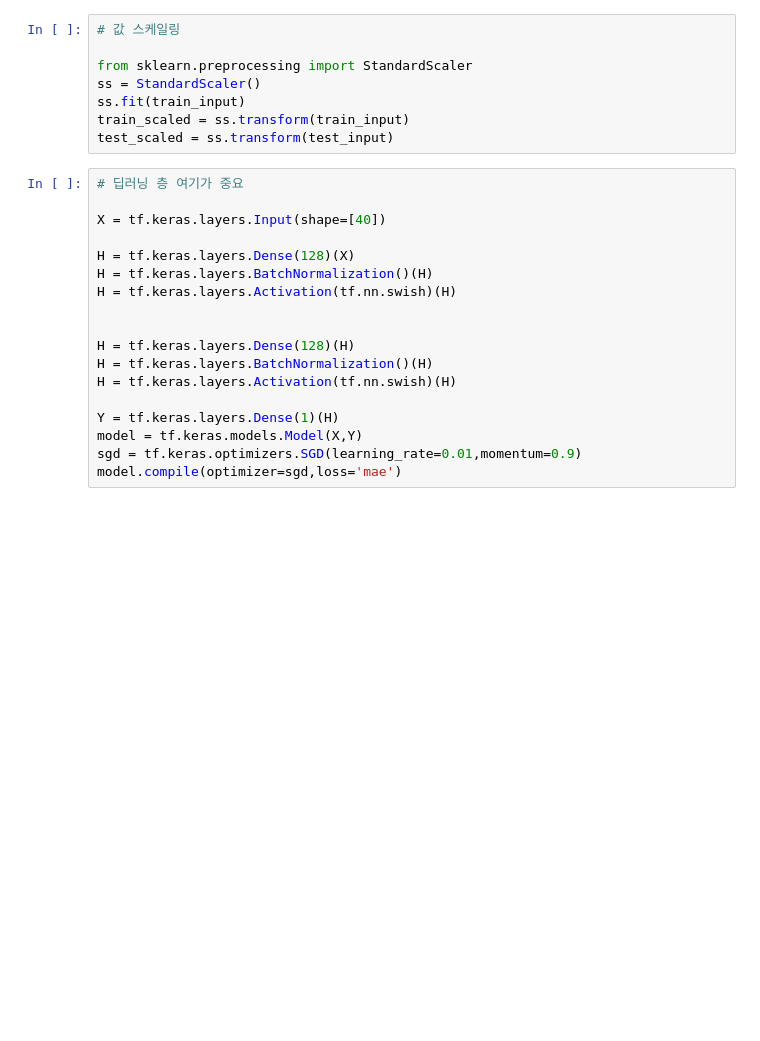
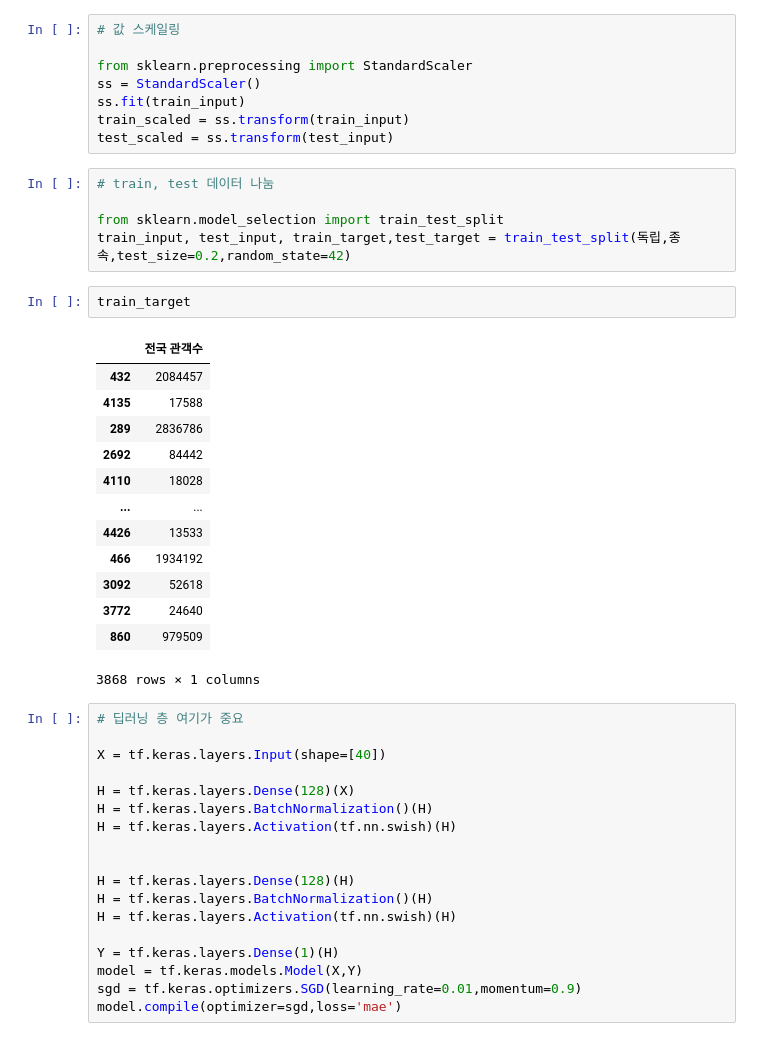
Before and after one commit to Play-Web-miniProject/MovieDL, a Jupyter notebook: taehyeon/movie_eda_ver03.ipynb, the cells around one changed output. Saved outputs shown, nothing was run; the diff lists cells and outputs as text; blank space fills up the shorter version.

```diff
--- a/taehyeon/movie_eda_ver03.ipynb
+++ b/taehyeon/movie_eda_ver03.ipynb
@@ -1020,6 +997,27 @@ ss = StandardScaler()
 ss.fit(train_input)
 train_scaled = ss.transform(train_input)
 test_scaled = ss.transform(test_input)
+# %%
+# train, test 데이터 나눔
+
+from sklearn.model_selection import train_test_split
+train_input, test_input, train_target,test_target = train_test_split(독립,종속,test_size=0.2,random_state=42)
+# %%
+train_target
+# %% [output]
+|  | 전국 관객수 |
+| 432 | 2084457 |
+| 4135 | 17588 |
+| 289 | 2836786 |
+| 2692 | 84442 |
+| 4110 | 18028 |
+| ... | ... |
+| 4426 | 13533 |
+| 466 | 1934192 |
+| 3092 | 52618 |
+| 3772 | 24640 |
+| 860 | 979509 |
+3868 rows × 1 columns
 # %%
 # 딥러닝 층 여기가 중요
 
```
Also changed, not shown: parts of 19 cells of this notebook, 1 other file.
